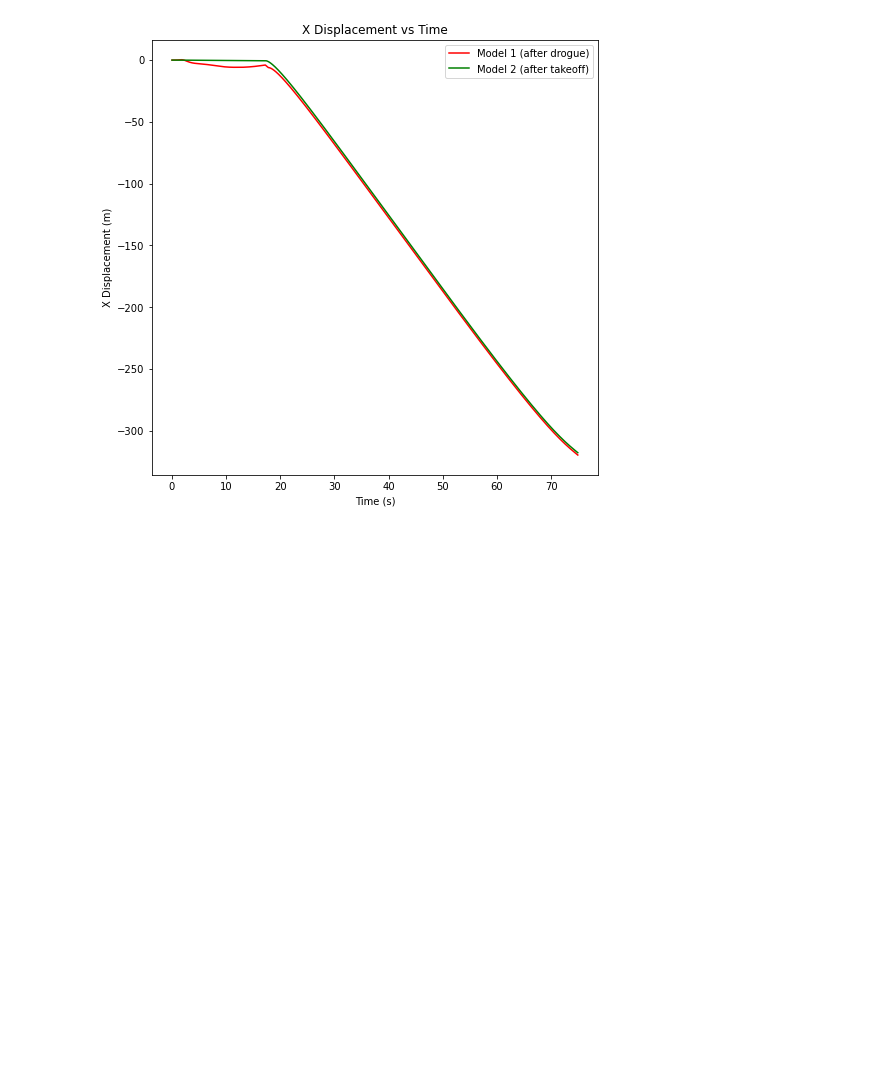
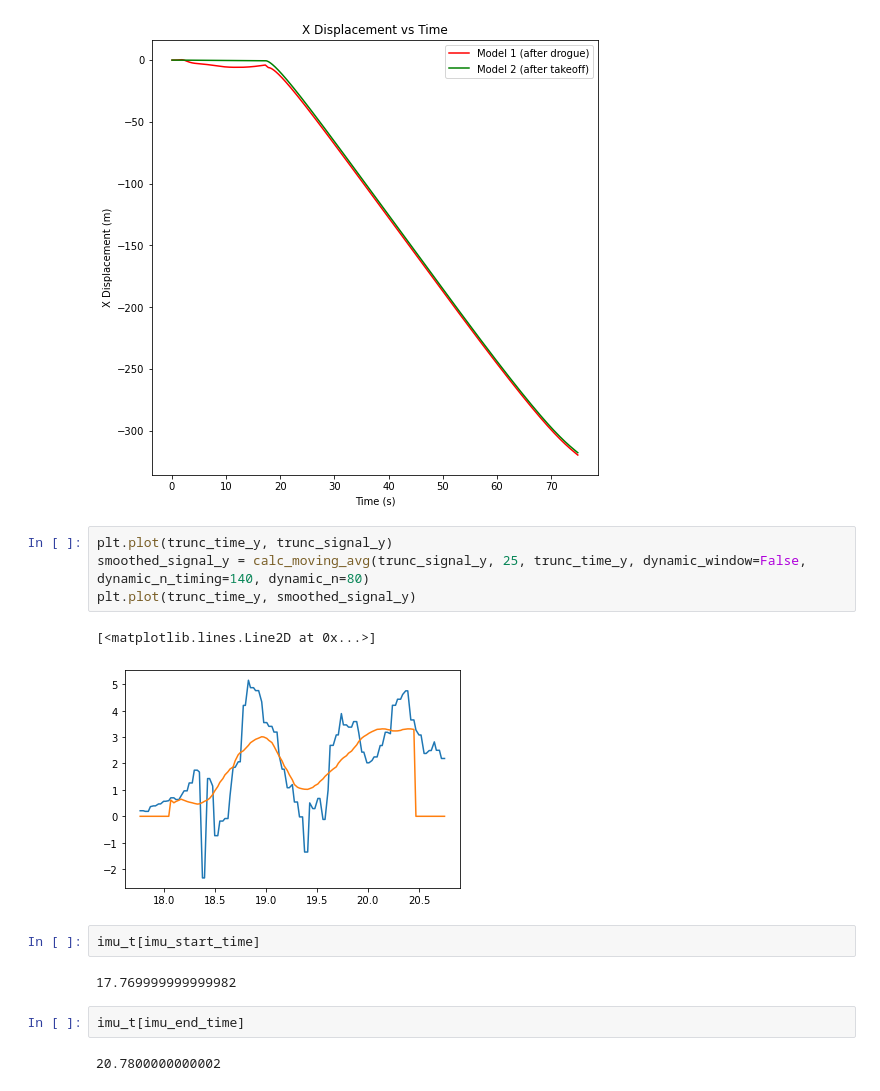
Before and after one commit to VADL-2022/IMU_VV, a Jupyter notebook: 03_Path_Recon/Final_Model_Testing.ipynb, the cells around one changed output. Cells and saved outputs as stored; diff of their text form; blank space fills up the shorter version.

```diff
--- a/03_Path_Recon/Final_Model_Testing.ipynb
+++ b/03_Path_Recon/Final_Model_Testing.ipynb
@@ -115,3 +228,18 @@ ax.legend()
 plt.show()
 # %% [output]
 [figure]
+# %%
+plt.plot(trunc_time_y, trunc_signal_y)
+smoothed_signal_y = calc_moving_avg(trunc_signal_y, 25, trunc_time_y, dynamic_window=False, dynamic_n_timing=140, dynamic_n=80)
+plt.plot(trunc_time_y, smoothed_signal_y)
+# %% [output]
+[<matplotlib.lines.Line2D at 0x...>]
+[figure, added]
+# %%
+imu_t[imu_start_time]
+# %% [output]
+17.769999999999982
+# %%
+imu_t[imu_end_time]
+# %% [output]
+20.7800000000002
```
Also changed, not shown: parts of 18 cells of this notebook, 2 other files.
